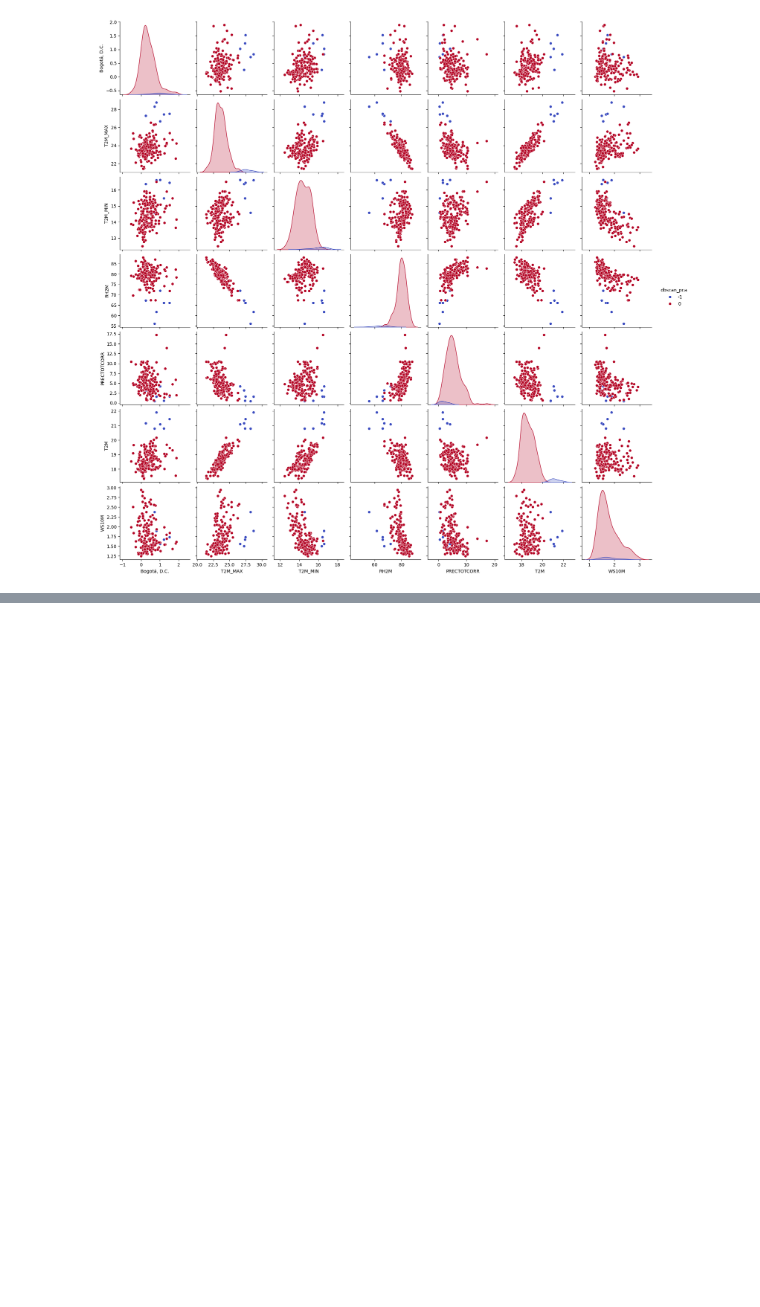
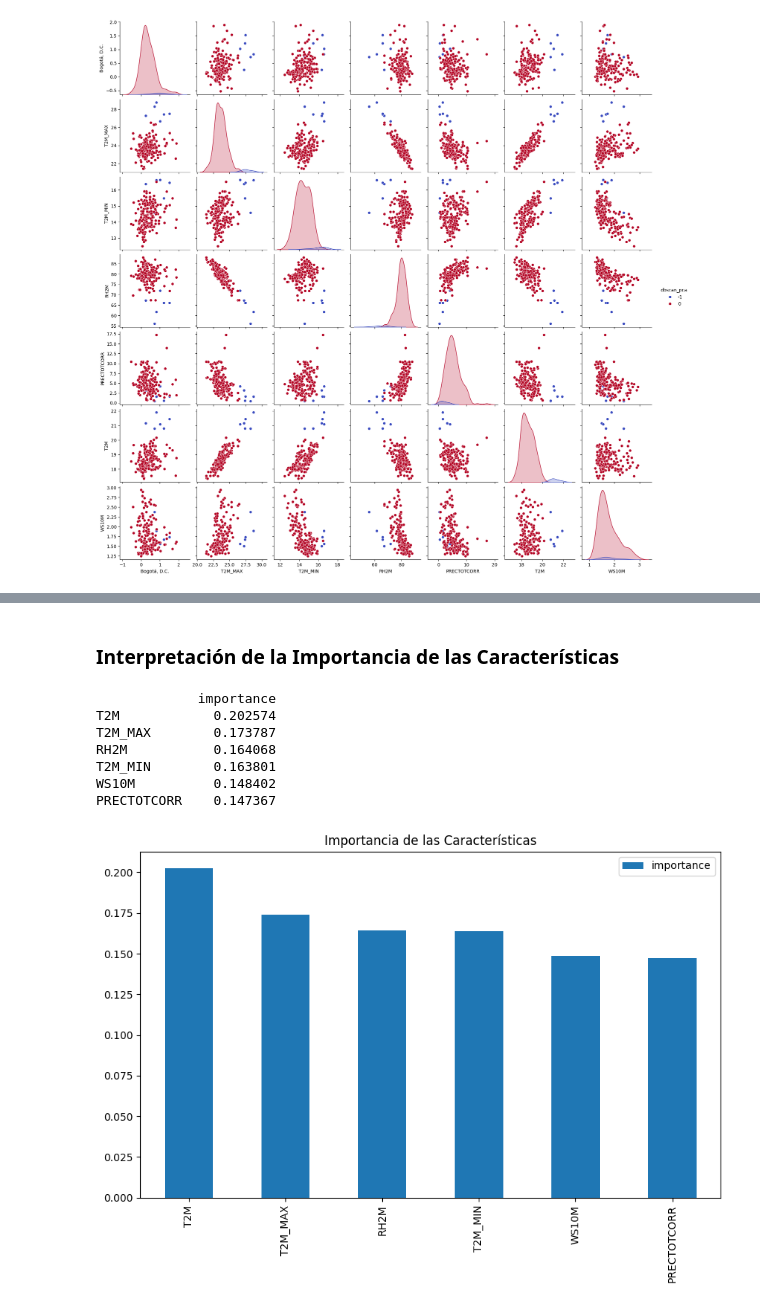
Before and after one commit to andersonjalvarado/Proyecto-IA-Javeriana, a Jupyter notebook: Proyecto.ipynb, the cells around one changed output, grey strips where cells are left out. Drawn from its saved outputs; the diff is of its cells as text; code cells hidden in the pictures; blank space fills up the shorter version.

```diff
--- a/Proyecto.ipynb
+++ b/Proyecto.ipynb
@@ -730,0 +839,22 @@ sns.pairplot(data = dict_ciudades['Bogotá, D.C.'][['Bogotá, D.C.', 'T2M_MAX',
+# %% [markdown]
+### Interpretación de la Importancia de las Características
+# %%
+# Importancia de las características
+feature_importances = pd.DataFrame(rf_model.feature_importances_,
+                                   index = X_train.columns,
+                                   columns=['importance']).sort_values('importance', ascending=False)
+print(feature_importances)
+
+# Visualización de la importancia de las características
+feature_importances.plot(kind='bar', figsize=(10, 6))
+plt.title('Importancia de las Características')
+plt.show()
+# %% [output]
+             importance
+T2M            0.202574
+T2M_MAX        0.173787
+RH2M           0.164068
+T2M_MIN        0.163801
+WS10M          0.148402
+PRECTOTCORR    0.147367
+[figure, added]
```
Also changed, not shown: parts of 14 cells of this notebook.
